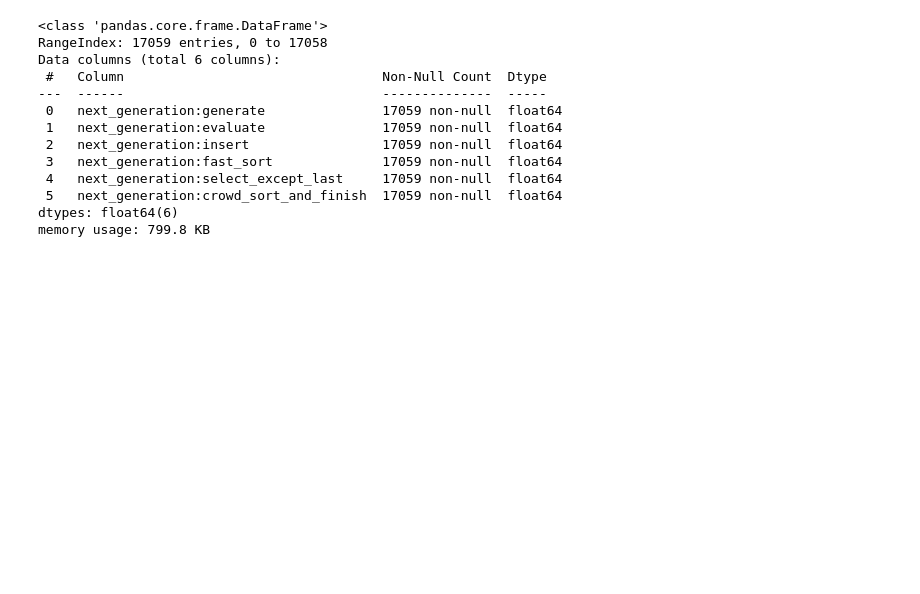
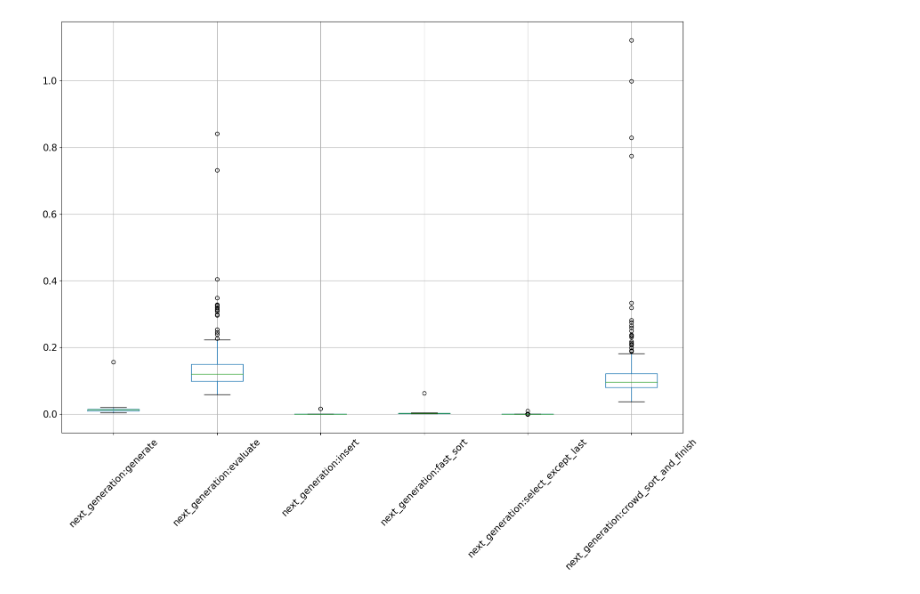
Before and after one commit to seoruosa/mestrado, a Jupyter notebook: roteamento-carretas-da-mamografia/notebooks/nsga-measurement.ipynb, the cells around one changed output. Cells and saved outputs as stored; diff of their text form; code cells hidden in the pictures; blank space fills up the shorter version.

```diff
--- a/roteamento-carretas-da-mamografia/notebooks/nsga-measurement.ipynb
+++ b/roteamento-carretas-da-mamografia/notebooks/nsga-measurement.ipynb
@@ -69,17 +71,10 @@ next_generation:crowd_sort_and_finish    109.491386
 dtype: float64
 # %%
-df.info()
+filepath = "../project/resultados/nsga_measurements/measurements-20221110184959.txt"
+
+df = read_nsga_measurements(filepath)
+df.boxplot(rot=45, fontsize=15, figsize=(18, 12))
+# plt.title("MG-d8_8", fontsize=15)
+plt.show()
 # %% [output]
-<class 'pandas.core.frame.DataFrame'>
-RangeIndex: 17059 entries, 0 to 17058
-Data columns (total 6 columns):
- #   Column                                 Non-Null Count  Dtype
----  ------                                 --------------  -----
- 0   next_generation:generate               17059 non-null  float64
- 1   next_generation:evaluate               17059 non-null  float64
- 2   next_generation:insert                 17059 non-null  float64
- 3   next_generation:fast_sort              17059 non-null  float64
- 4   next_generation:select_except_last     17059 non-null  float64
- 5   next_generation:crowd_sort_and_finish  17059 non-null  float64
-dtypes: float64(6)
-memory usage: 799.8 KB
+[figure, added]
```
Also changed, not shown: parts of 7 cells of this notebook, 1 other file.
